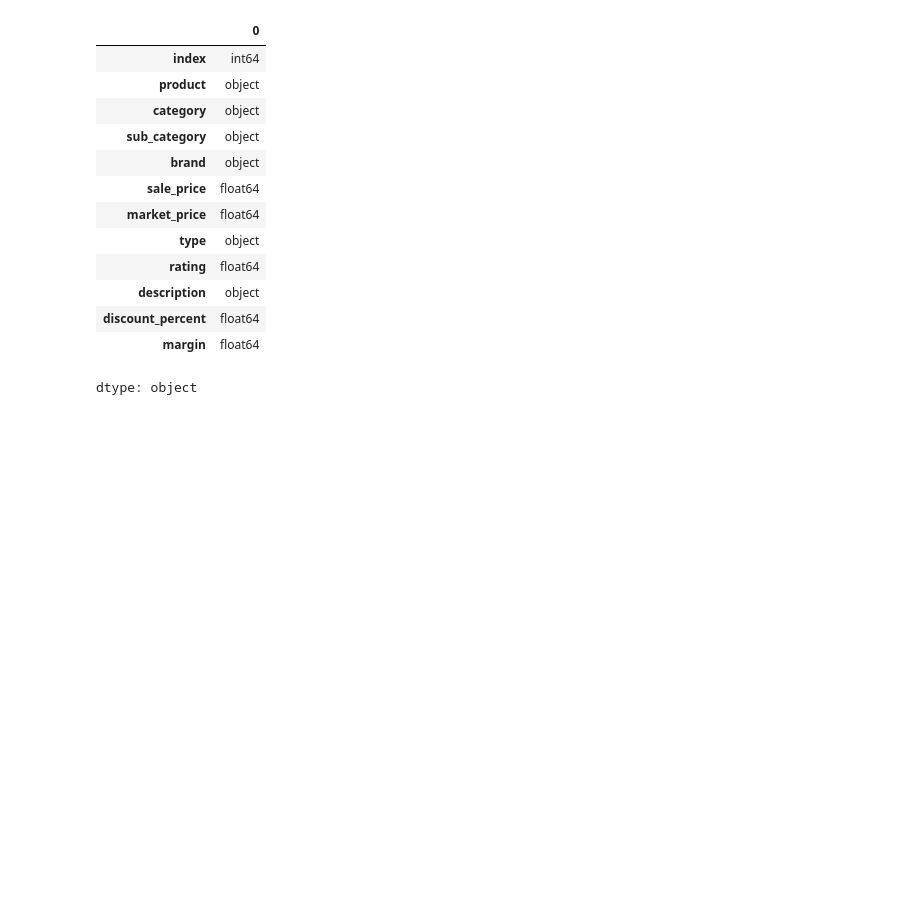
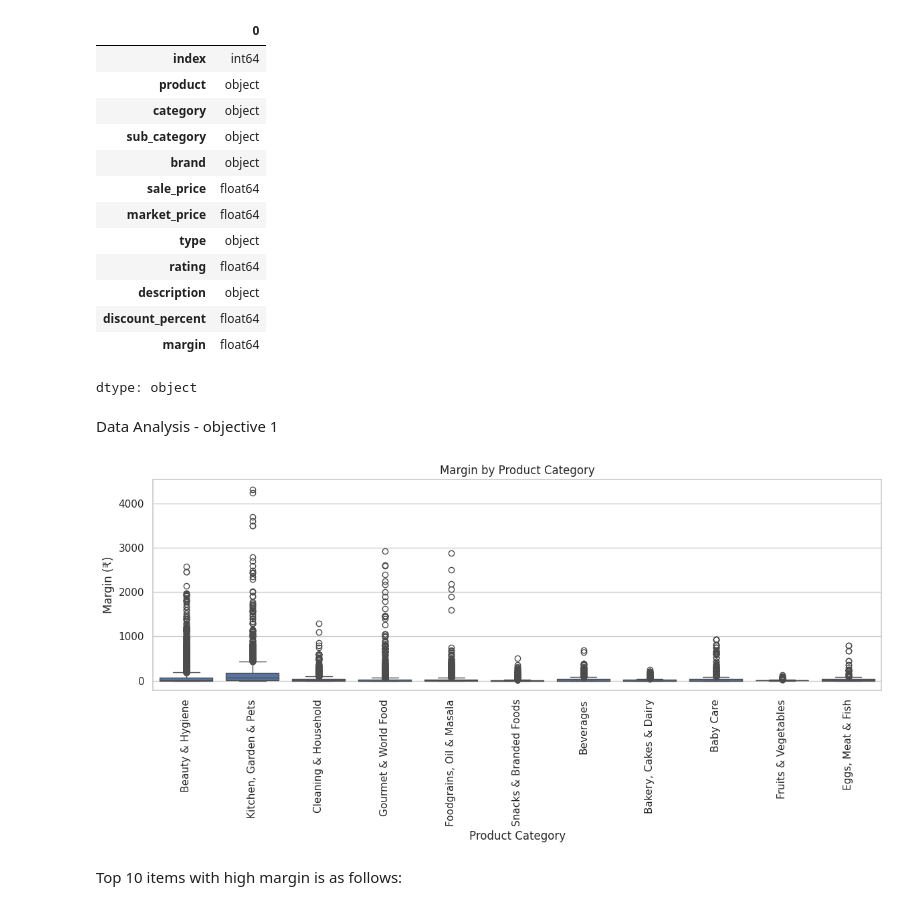
Before and after one commit to AthiraBinod-19/Business-Analytics, a Jupyter notebook: Datacleaning.ipynb, the cells around one changed output. Drawn from its saved outputs; the diff is of its cells as text; code cells hidden in the pictures; blank space fills up the shorter version.

```diff
--- a/Datacleaning.ipynb
+++ b/Datacleaning.ipynb
@@ -120,3 +118,24 @@ df.dtypes
 | discount_percent | float64 |
 | margin | float64 |
 dtype: object
+# %% [markdown]
+Data Analysis - objective 1
+# %%
+import matplotlib.pyplot as plt
+import seaborn as sns
+
+# For cleaner plots
+sns.set(style="whitegrid")
+# %%
+plt.figure(figsize=(12, 6))
+sns.boxplot(data=df, x='category', y='margin')
+plt.xticks(rotation=90)
+plt.title('Margin by Product Category')
+plt.ylabel('Margin (₹)')
+plt.xlabel('Product Category')
+plt.tight_layout()
+plt.show()
+# %% [output]
+[figure, added]
+# %% [markdown]
+Top 10 items with high margin is as follows:
```
Also changed, not shown: parts of 54 cells of this notebook.
